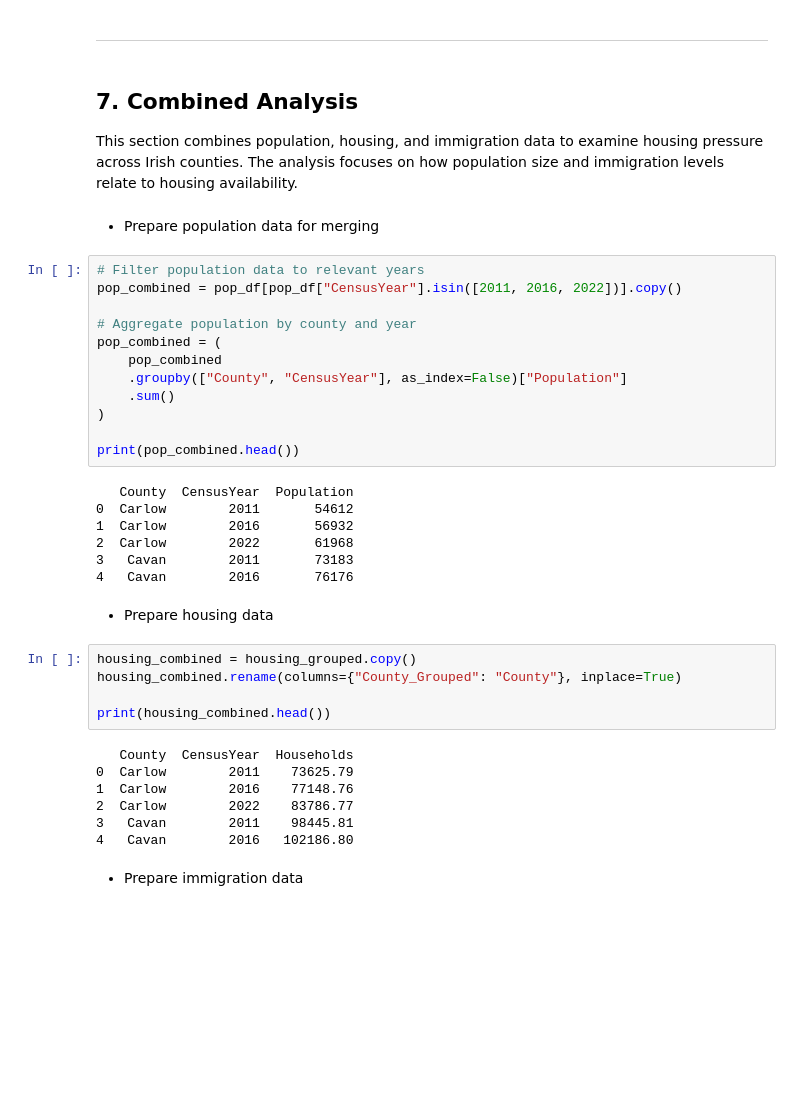
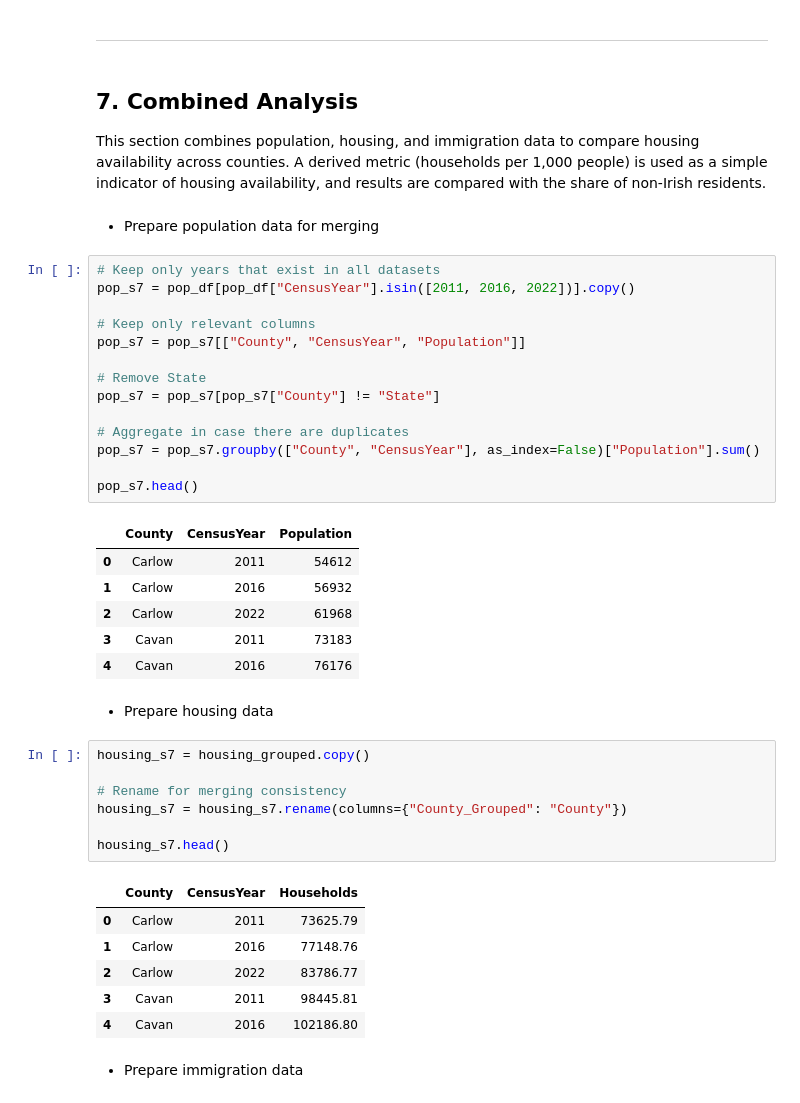
Before and after one commit to elainecazetta/programming-for-data-analytics, a Jupyter notebook: project/census_analysis.ipynb, the cells around one changed output. Saved outputs shown, nothing was run; the diff lists cells and outputs as text; blank space fills up the shorter version.

```diff
--- a/project/census_analysis.ipynb
+++ b/project/census_analysis.ipynb
@@ -644,42 +644,46 @@ plt.show()
 # %% [markdown]
 ## 7. Combined Analysis
 
-This section combines population, housing, and immigration data to examine housing pressure across Irish counties. The analysis focuses on how population size and immigration levels relate to housing availability.
+This section combines population, housing, and immigration data to compare housing availability across counties. A derived metric (households per 1,000 people) is used as a simple indicator of housing availability, and results are compared with the share of non-Irish residents.
 # %% [markdown]
 - Prepare population data for merging
 # %%
-# Filter population data to relevant years
-pop_combined = pop_df[pop_df["CensusYear"].isin([2011, 2016, 2022])].copy()
+# Keep only years that exist in all datasets
+pop_s7 = pop_df[pop_df["CensusYear"].isin([2011, 2016, 2022])].copy()
 
-# Aggregate population by county and year
-pop_combined = (
-    pop_combined
-    .groupby(["County", "CensusYear"], as_index=False)["Population"]
-    .sum()
-)
+# Keep only relevant columns
+pop_s7 = pop_s7[["County", "CensusYear", "Population"]]
 
-print(pop_combined.head())
+# Remove State
+pop_s7 = pop_s7[pop_s7["County"] != "State"]
+
+# Aggregate in case there are duplicates
+pop_s7 = pop_s7.groupby(["County", "CensusYear"], as_index=False)["Population"].sum()
+
+pop_s7.head()
 # %% [output]
-   County  CensusYear  Population
-0  Carlow        2011       54612
-1  Carlow        2016       56932
-2  Carlow        2022       61968
-3   Cavan        2011       73183
-4   Cavan        2016       76176
+|  | County | CensusYear | Population |
+| 0 | Carlow | 2011 | 54612 |
+| 1 | Carlow | 2016 | 56932 |
+| 2 | Carlow | 2022 | 61968 |
+| 3 | Cavan | 2011 | 73183 |
+| 4 | Cavan | 2016 | 76176 |
 # %% [markdown]
 - Prepare housing data
 # %%
-housing_combined = housing_grouped.copy()
-housing_combined.rename(columns={"County_Grouped": "County"}, inplace=True)
+housing_s7 = housing_grouped.copy()
 
-print(housing_combined.head())
+# Rename for merging consistency
+housing_s7 = housing_s7.rename(columns={"County_Grouped": "County"})
+
+housing_s7.head()
 # %% [output]
-   County  CensusYear  Households
-0  Carlow        2011    73625.79
-1  Carlow        2016    77148.76
-2  Carlow        2022    83786.77
-3   Cavan        2011    98445.81
-4   Cavan        2016   102186.80
+|  | County | CensusYear | Households |
+| 0 | Carlow | 2011 | 73625.79 |
+| 1 | Carlow | 2016 | 77148.76 |
+| 2 | Carlow | 2022 | 83786.77 |
+| 3 | Cavan | 2011 | 98445.81 |
+| 4 | Cavan | 2016 | 102186.80 |
 # %% [markdown]
 - Prepare immigration data
 # %%
```
Also changed, not shown: parts of 8 cells of this notebook.
